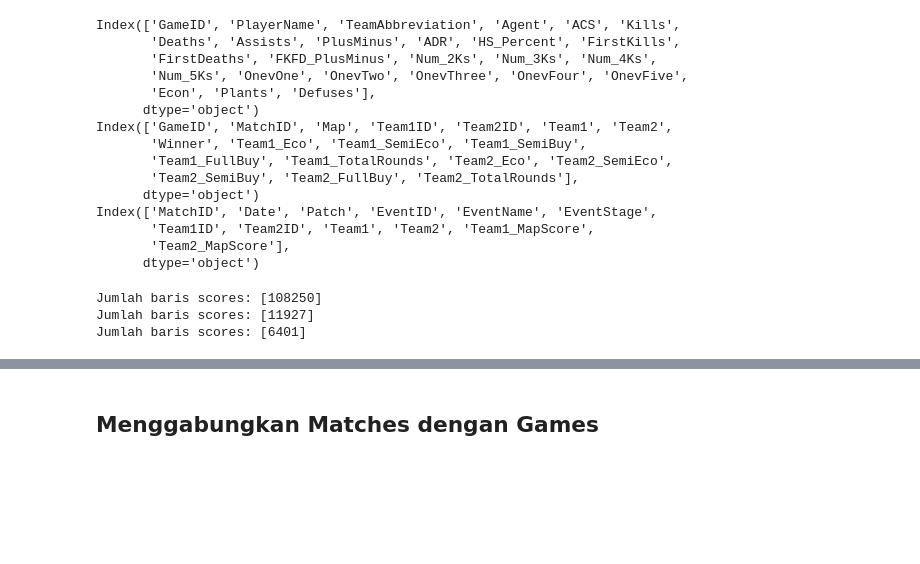
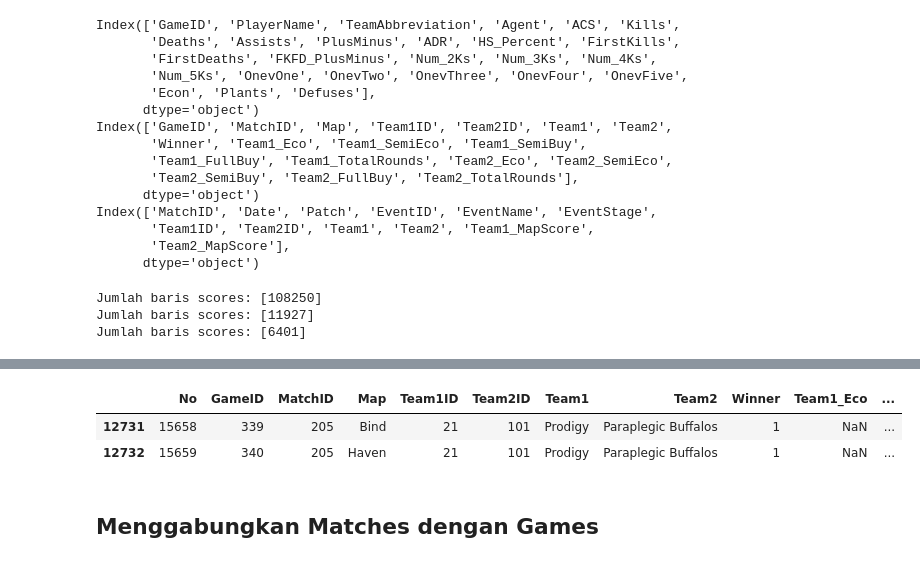
Before and after one commit to michaelsinanta/tk-kasdad, a Jupyter notebook: preprocessing.ipynb, the cells around one changed output, grey strips where cells are left out. Drawn from its saved outputs; the diff is of its cells as text; code cells hidden in the pictures; blank space fills up the shorter version.

```diff
--- a/preprocessing.ipynb
+++ b/preprocessing.ipynb
@@ -508,3 +556,9 @@ df_games_scores.to_csv('dataset final/games_scores.csv', index=False)
+# %%
+df_games[df_games['MatchID'] == 205]
+# %% [output]
+|  | No | GameID | MatchID | Map | Team1ID | Team2ID | Team1 | Team2 | Winner | Team1_Eco | ... |
+| 12731 | 15658 | 339 | 205 | Bind | 21 | 101 | Prodigy | Paraplegic Buffalos | 1 | NaN | ... |
+| 12732 | 15659 | 340 | 205 | Haven | 21 | 101 | Prodigy | Paraplegic Buffalos | 1 | NaN | ... |
 # %% [markdown]
 ## Menggabungkan Matches dengan Games
 # %%
```
Also changed, not shown: parts of 17 cells of this notebook, 5 other files.
